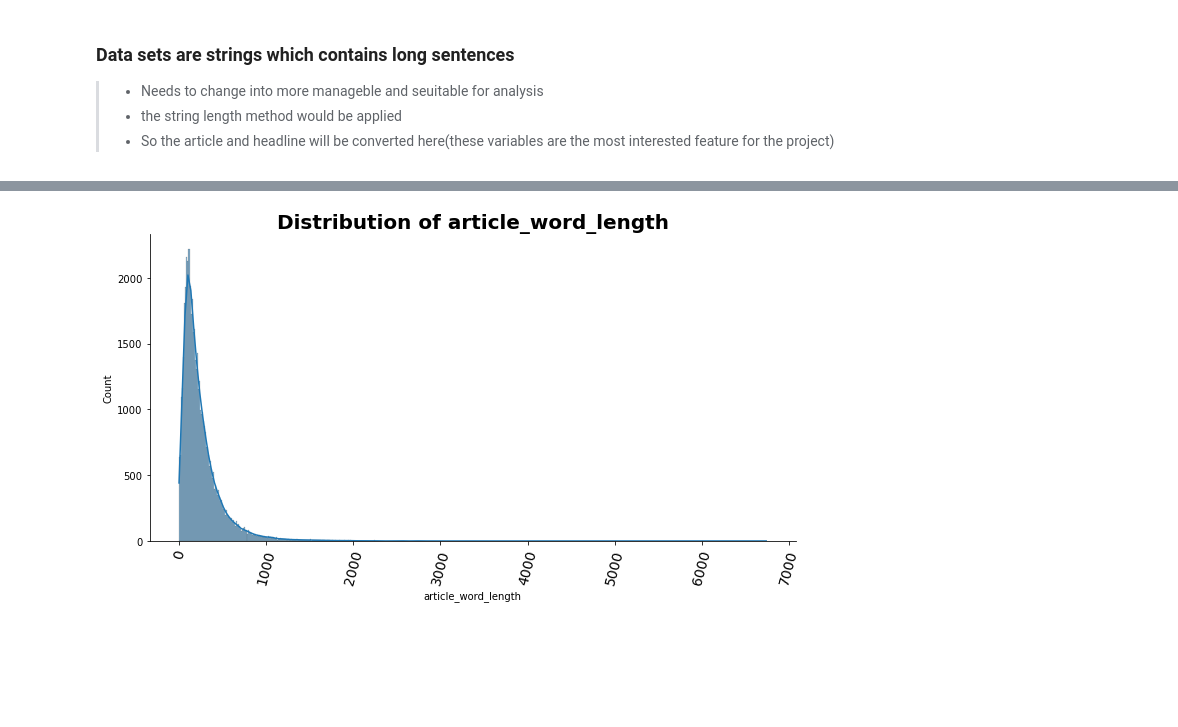
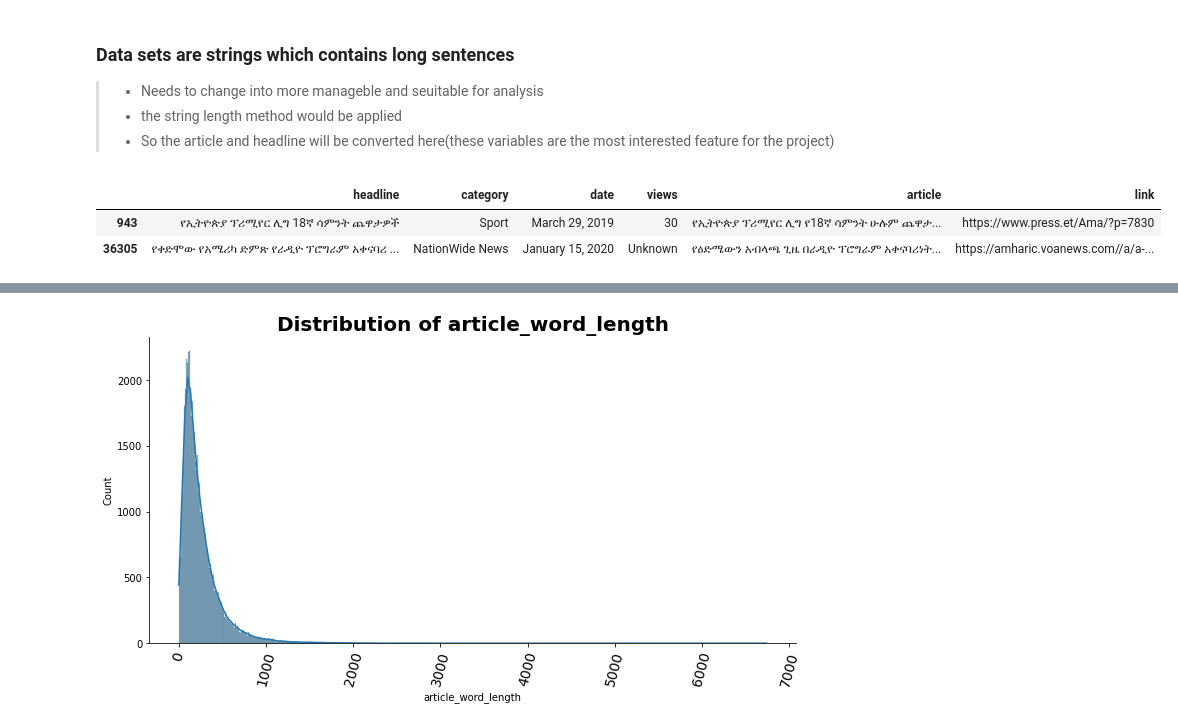
Before and after one commit to niyotham/Data-Engineering_text-to-speech_data-collection-1, a Jupyter notebook: Notebooks/EDA_Am.ipynb, the cells around one changed output, grey strips where cells are left out. Saved outputs shown, nothing was run; the diff lists cells and outputs as text; code cells hidden in the pictures; blank space fills up the shorter version.

```diff
--- a/Notebooks/EDA_Am.ipynb
+++ b/Notebooks/EDA_Am.ipynb
@@ -123,6 +132,12 @@ df_am_clean['article_word_length'] = df_am['article'].str.split().str.len()
 df_am_clean['headline_char_length'] = df_am['headline'].str.len()
 df_am_clean['headline_word_length'] = df_am['headline'].str.split().str.len()
 df_am_clean['category'] = df_am['category']
+# %%
+df_am.head(2)
+# %% [output]
+|  | headline | category | date | views | article | link |
+| 943 | የኢትዮጵያ ፕሪሚየር ሊግ 18ኛ ሳምንት ጨዋታዎች | Sport | March 29, 2019 | 30 | የኢትዮጵያ ፕሪሚየር ሊግ የ18ኛ ሳምንት ሁሉም ጨዋታ... | https://www.press.et/Ama/?p=7830 |
+| 36305 | የቀድሞው የአሜሪካ ድምጽ የራዲዮ ፕሮግራም አቀናባሪ ... | NationWide News | January 15, 2020 | Unknown | የዕድሜውን አብላጫ ጊዜ በራዲዮ ፕሮግራም አቀናባሪነት... | https://amharic.voanews.com//a/a-... |
 # %%
 df_am_clean.head(2)
 # %% [output]
```
Also changed, not shown: parts of 13 cells of this notebook.
